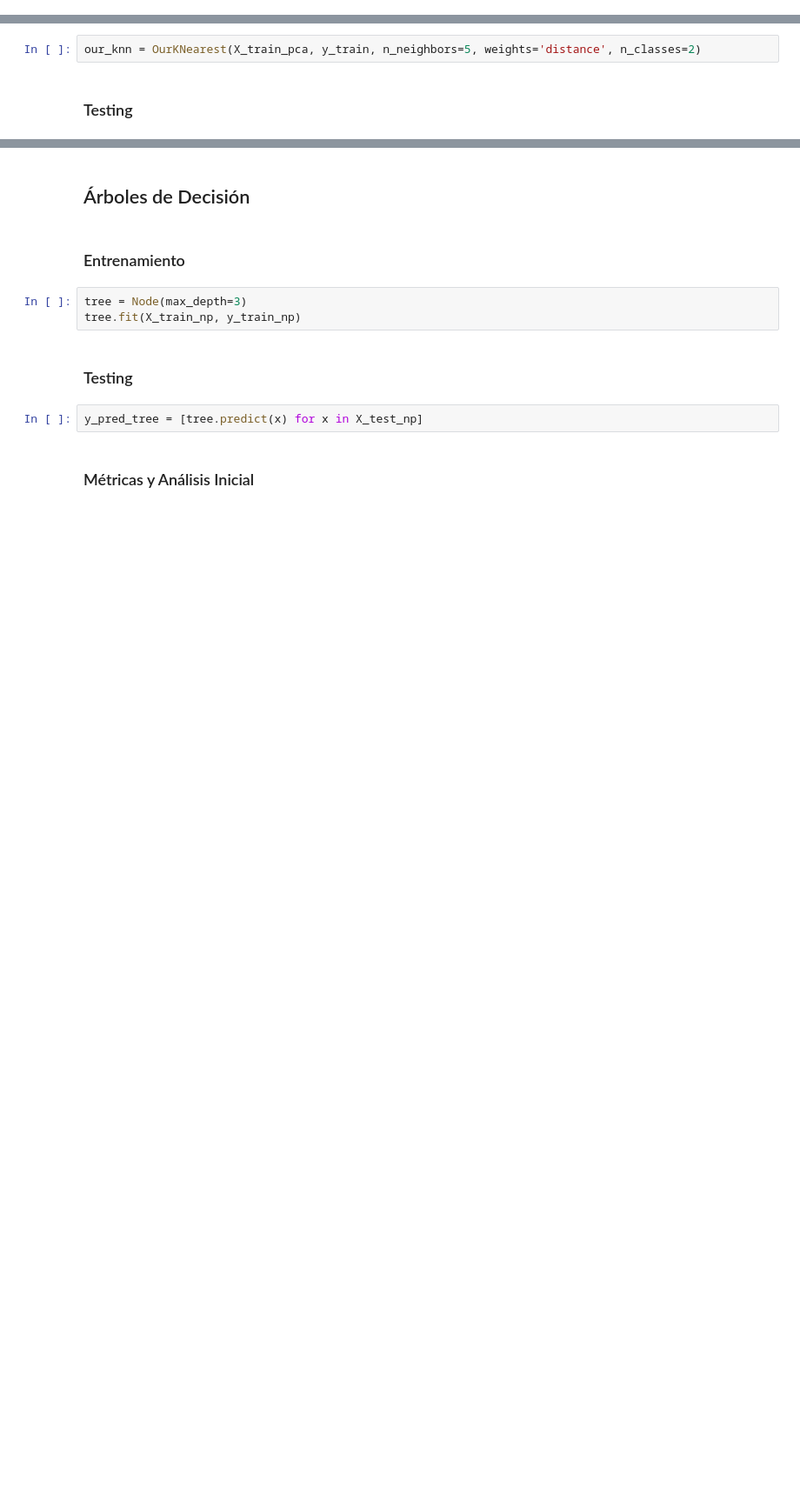
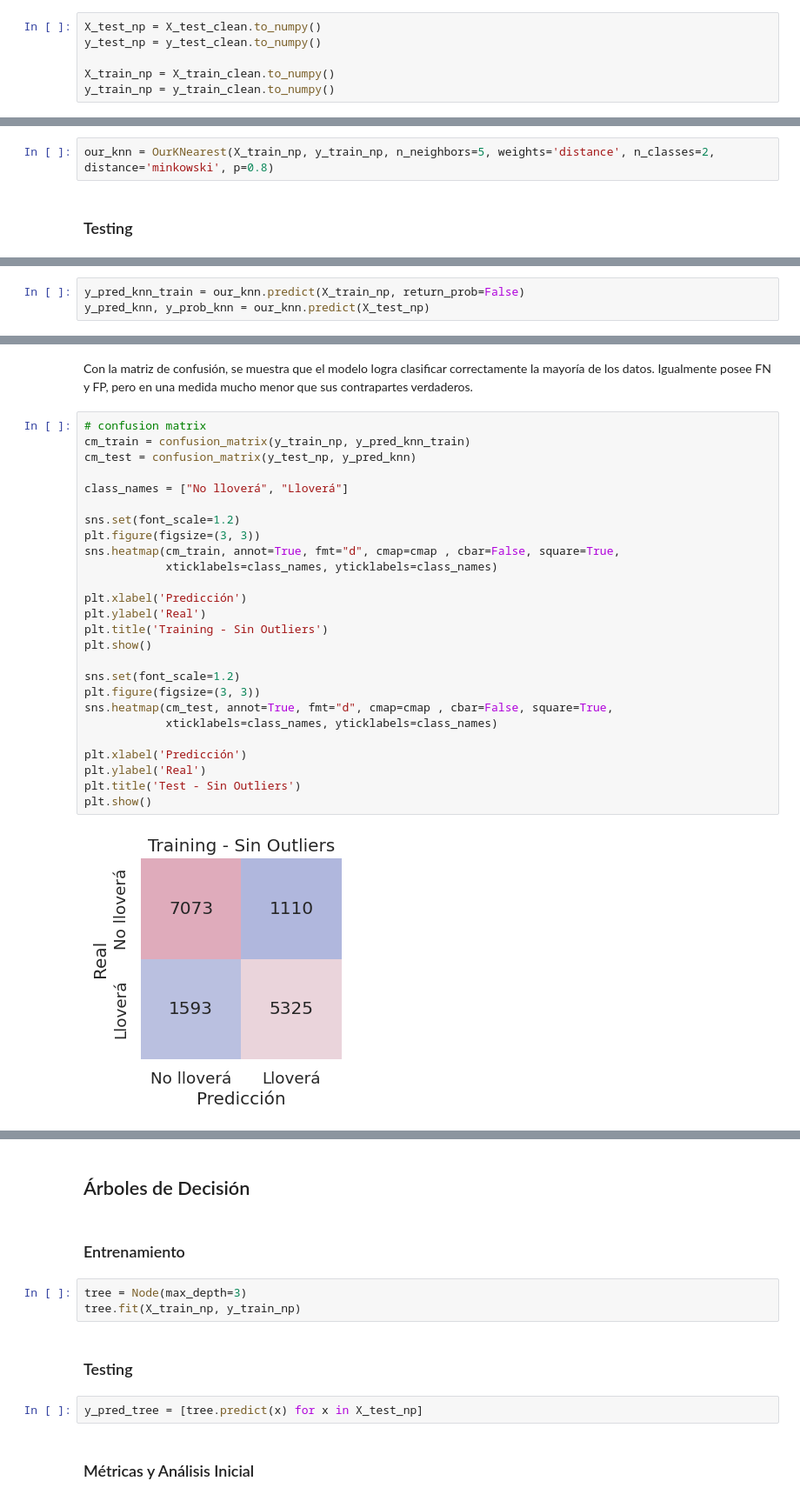
Before and after one commit to danib08/Reconocimiento-de-Patrones, a Jupyter notebook: Proyecto1.ipynb, the cells around one changed output, grey strips where cells are left out. Shown: that part at 87% size. Drawn from its saved outputs; the diff is of its cells as text; blank space fills up the shorter version.

```diff
--- a/Proyecto1.ipynb
+++ b/Proyecto1.ipynb
@@ -811,6 +817,12 @@ X_test_pca = pca.transform(X_test_np)
+# %%
+X_test_np = X_test_clean.to_numpy()
+y_test_np = y_test_clean.to_numpy()
+
+X_train_np = X_train_clean.to_numpy()
+y_train_np = y_train_clean.to_numpy()
 # %% [markdown]
 ### Entrenamiento
 # %%
-our_knn = OurKNearest(X_train_pca, y_train, n_neighbors=5, weights='distance', n_classes=2)
+our_knn = OurKNearest(X_train_np, y_train_np, n_neighbors=5, weights='distance', n_classes=2, distance='minkowski', p=0.8)
 # %% [markdown]
 ### Testing
@@ -818,0 +829,3 @@ y_pred_knn = our_knn.predict(X_test_pca)
+# %%
+y_pred_knn_train = our_knn.predict(X_train_np, return_prob=False)
+y_pred_knn, y_prob_knn = our_knn.predict(X_test_np)
@@ -818,0 +868,30 @@ y_pred_knn = our_knn.predict(X_test_pca)
+# %% [markdown]
+Con la matriz de confusión, se muestra que el modelo logra clasificar correctamente la mayoría de los datos. Igualmente posee FN y FP, pero en una medida mucho menor que sus contrapartes verdaderos.
+# %%
+# confusion matrix
+cm_train = confusion_matrix(y_train_np, y_pred_knn_train)
+cm_test = confusion_matrix(y_test_np, y_pred_knn)
+
+class_names = ["No lloverá", "Lloverá"]
+
+sns.set(font_scale=1.2)
+plt.figure(figsize=(3, 3))
+sns.heatmap(cm_train, annot=True, fmt="d", cmap=cmap , cbar=False, square=True,
+            xticklabels=class_names, yticklabels=class_names)
+
+plt.xlabel('Predicción')
+plt.ylabel('Real')
+plt.title('Training - Sin Outliers')
+plt.show()
+
+sns.set(font_scale=1.2)
+plt.figure(figsize=(3, 3))
+sns.heatmap(cm_test, annot=True, fmt="d", cmap=cmap , cbar=False, square=True,
+            xticklabels=class_names, yticklabels=class_names)
+
+plt.xlabel('Predicción')
+plt.ylabel('Real')
+plt.title('Test - Sin Outliers')
+plt.show()
+# %% [output]
+[figure, added]
```
Also changed, not shown: parts of 19 cells of this notebook.
